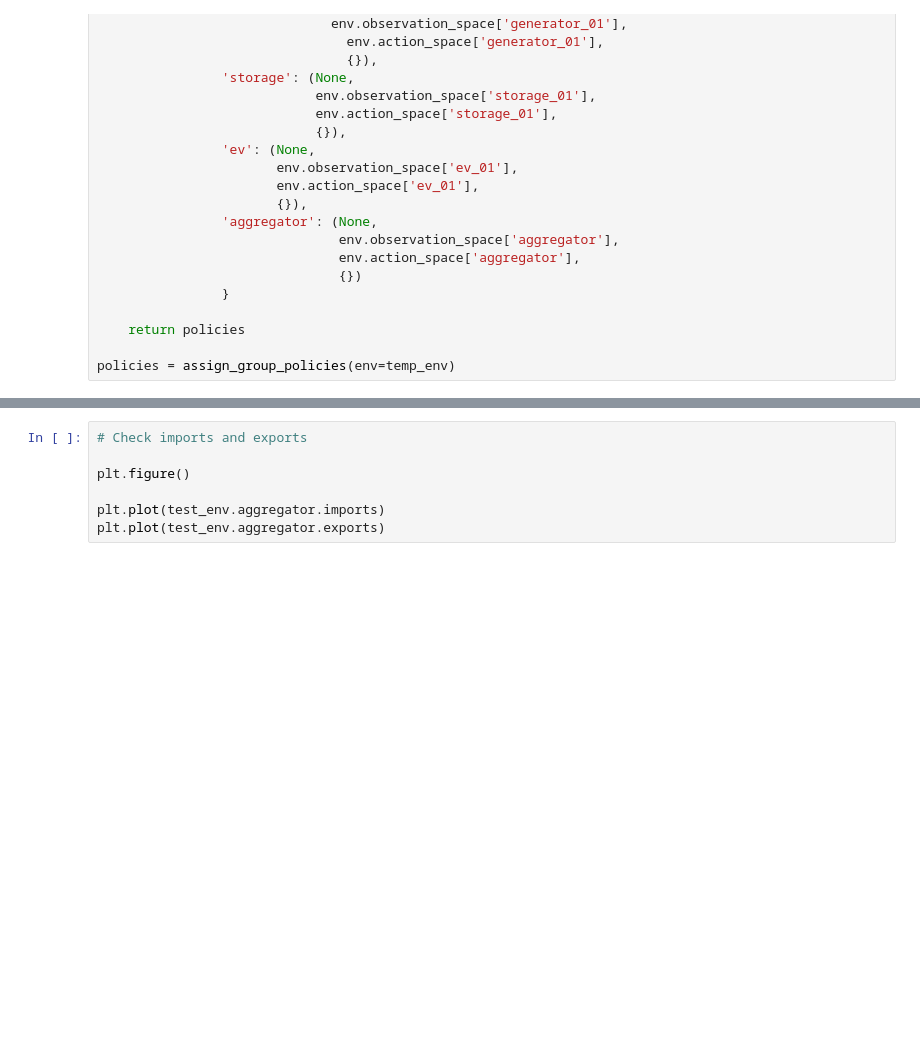
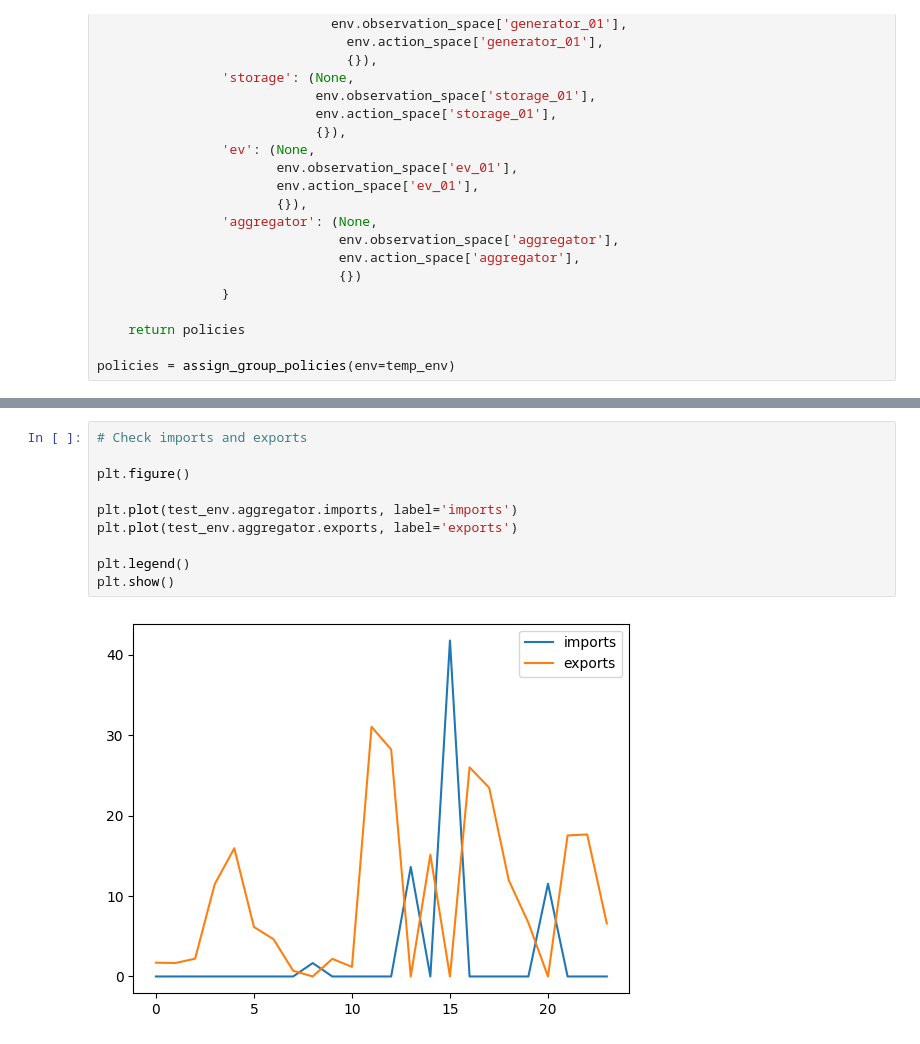
Before and after one commit to ECGomes/pyecom, a Jupyter notebook: notebooks/scenarios/sequential_testing/sequential_rl_v0.ipynb, the cells around one changed output, grey strips where cells are left out. Cells and saved outputs as stored; diff of their text form; blank space fills up the shorter version.

```diff
--- a/notebooks/scenarios/sequential_testing/sequential_rl_v0.ipynb
+++ b/notebooks/scenarios/sequential_testing/sequential_rl_v0.ipynb
@@ -277,10 +345,15 @@ plt.show()
 # %%
 # Check imports and exports
 
 plt.figure()
 
-plt.plot(test_env.aggregator.imports)
-plt.plot(test_env.aggregator.exports)
+plt.plot(test_env.aggregator.imports, label='imports')
+plt.plot(test_env.aggregator.exports, label='exports')
+
+plt.legend()
+plt.show()
+# %% [output]
+[figure, added]
 # %%
 # Check EVs
 
```
Also changed, not shown: parts of 9 cells of this notebook, 1 other file.
